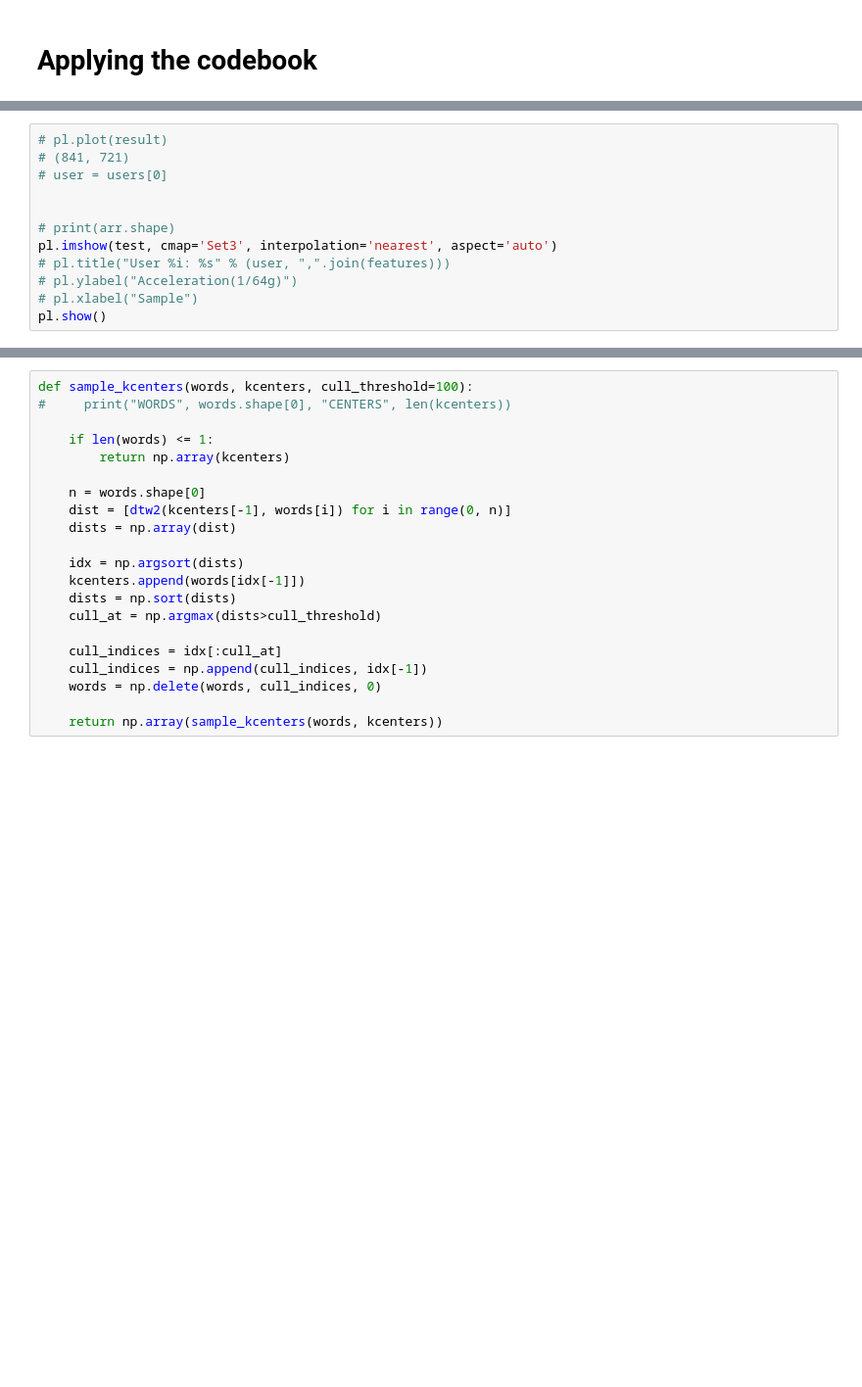
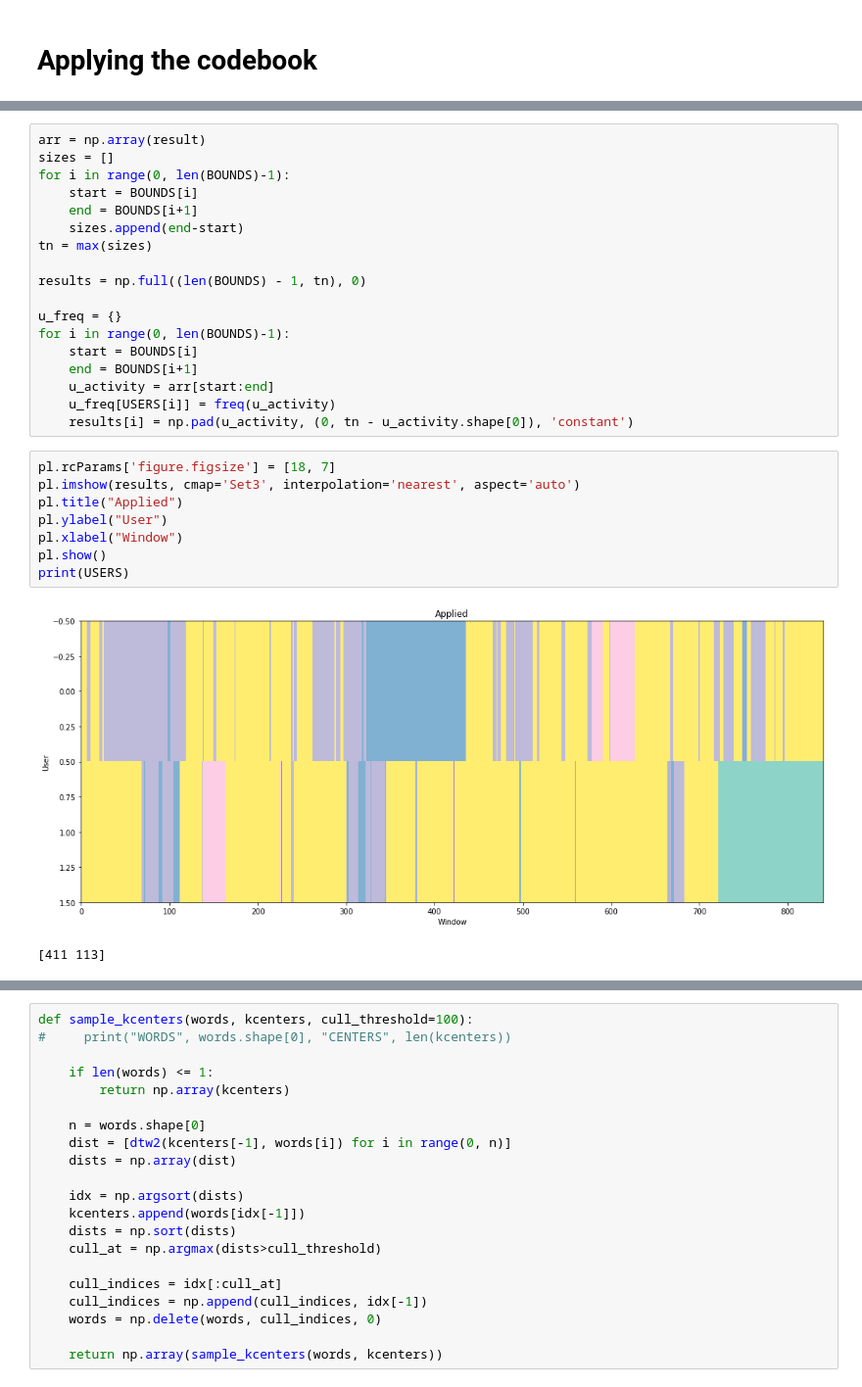
Before and after one commit to The-Hybrid-Atelier/biosignal-processing, a Jupyter notebook: codewords/6_StudyDataClustering.ipynb, the cells around one changed output, grey strips where cells are left out. Shown at 98% size. Cells and saved outputs as stored; diff of their text form; blank space fills up the shorter version.

```diff
--- a/codewords/6_StudyDataClustering.ipynb
+++ b/codewords/6_StudyDataClustering.ipynb
@@ -280,12 +308,29 @@ NameError: name 'bounds' is not defined
+# %%
+arr = np.array(result)
+sizes = []
+for i in range(0, len(BOUNDS)-1):
+    start = BOUNDS[i]
+    end = BOUNDS[i+1]
+    sizes.append(end-start)
+tn = max(sizes)
+
+results = np.full((len(BOUNDS) - 1, tn), 0)
+
+u_freq = {}
+for i in range(0, len(BOUNDS)-1):
+    start = BOUNDS[i]
+    end = BOUNDS[i+1]
+    u_activity = arr[start:end]
+    u_freq[USERS[i]] = freq(u_activity)
+    results[i] = np.pad(u_activity, (0, tn - u_activity.shape[0]), 'constant')
 # %%
-# pl.plot(result)
-# (841, 721)
-# user = users[0]
-
-
-# print(arr.shape)
-pl.imshow(test, cmap='Set3', interpolation='nearest', aspect='auto')
-# pl.title("User %i: %s" % (user, ",".join(features)))
-# pl.ylabel("Acceleration(1/64g)")
-# pl.xlabel("Sample")
+pl.rcParams['figure.figsize'] = [18, 7]
+pl.imshow(results, cmap='Set3', interpolation='nearest', aspect='auto')
+pl.title("Applied")
+pl.ylabel("User")
+pl.xlabel("Window")
 pl.show()
+print(USERS)
+# %% [output]
+[figure, added]
+[411 113]
```
Also changed, not shown: parts of 28 cells of this notebook, 5 other files.
